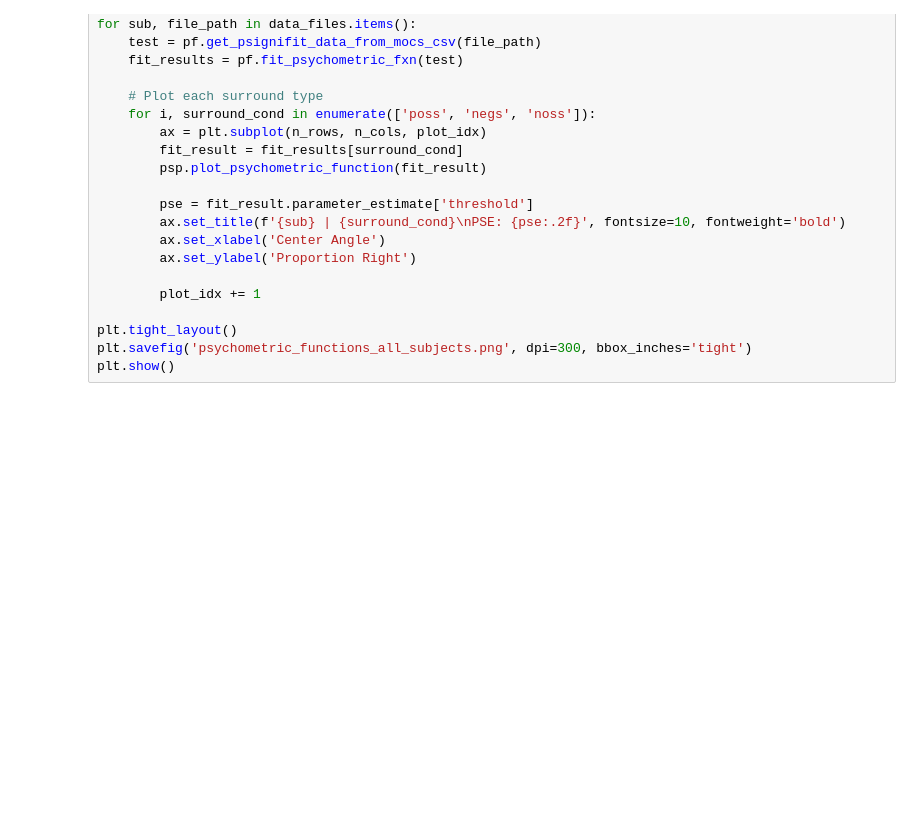
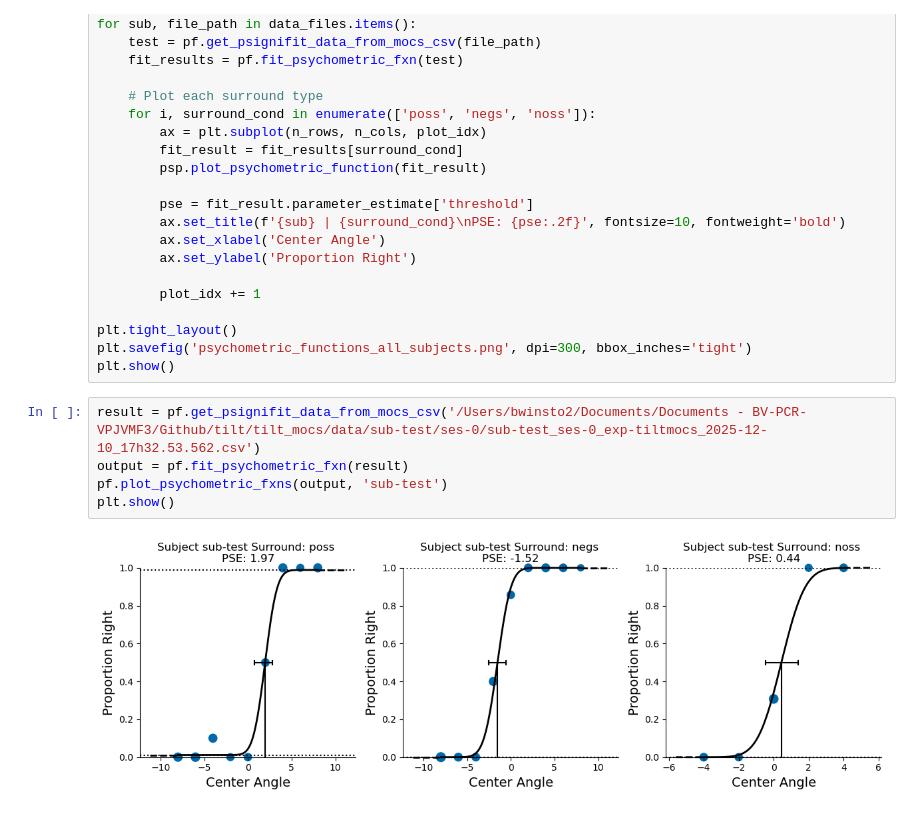
Before and after one commit to bwinsto2/tilt, a Jupyter notebook: psychometric_fxns_nb.ipynb, the cells around one changed output. Cells and saved outputs as stored; diff of their text form; blank space fills up the shorter version.

```diff
--- a/psychometric_fxns_nb.ipynb
+++ b/psychometric_fxns_nb.ipynb
@@ -74,3 +74,10 @@ for sub, file_path in data_files.items():
 plt.tight_layout()
 plt.savefig('psychometric_functions_all_subjects.png', dpi=300, bbox_inches='tight')
 plt.show()
+# %%
+result = pf.get_psignifit_data_from_mocs_csv('/Users/bwinsto2/Documents/Documents - BV-PCR-VPJVMF3/Github/tilt/tilt_mocs/data/sub-test/ses-0/sub-test_ses-0_exp-tiltmocs_2025-12-10_17h32.53.562.csv')
+output = pf.fit_psychometric_fxn(result)
+pf.plot_psychometric_fxns(output, 'sub-test')
+plt.show()
+# %% [output]
+[figure, added]
```
Also changed, not shown: 9 other files.
